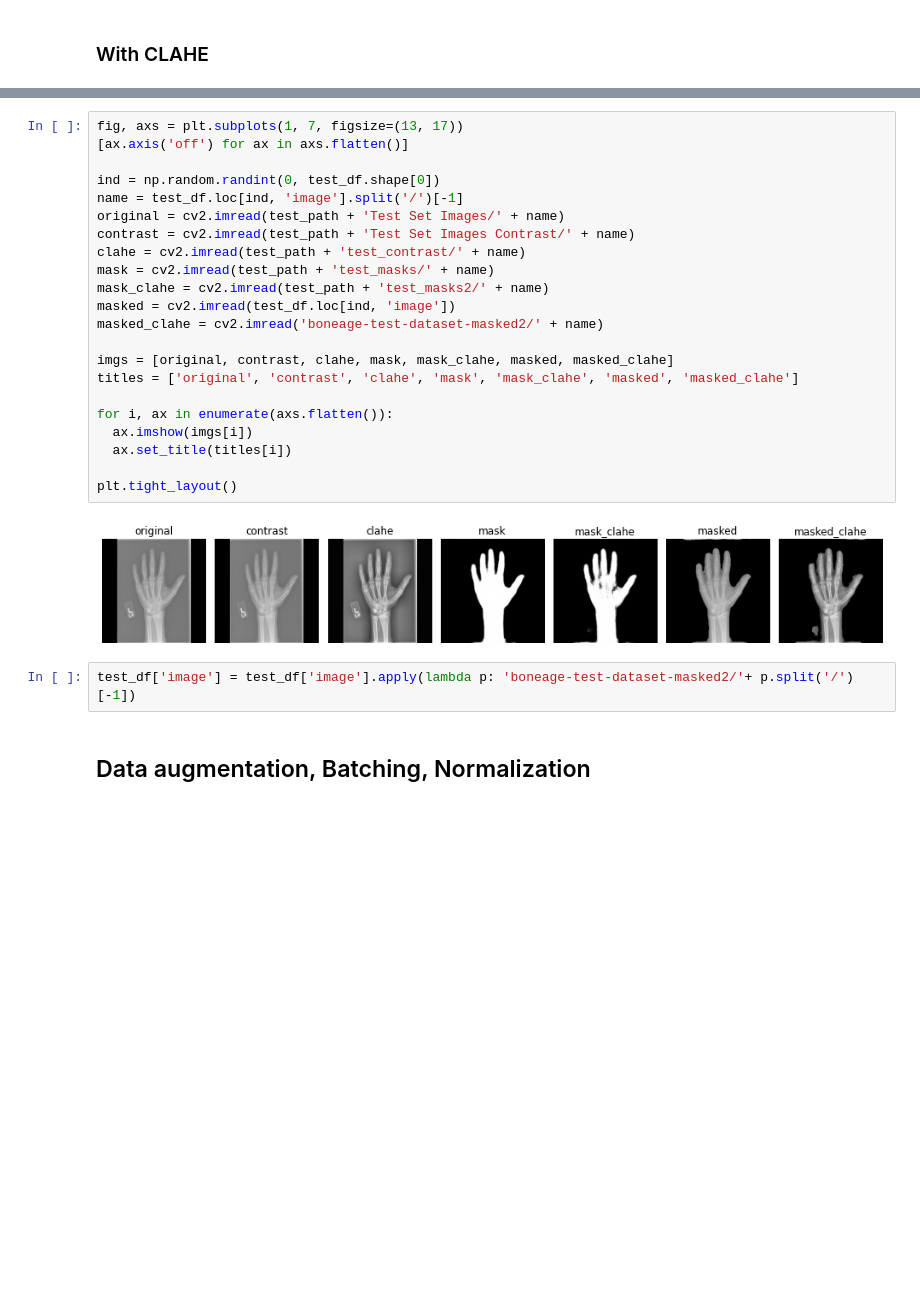
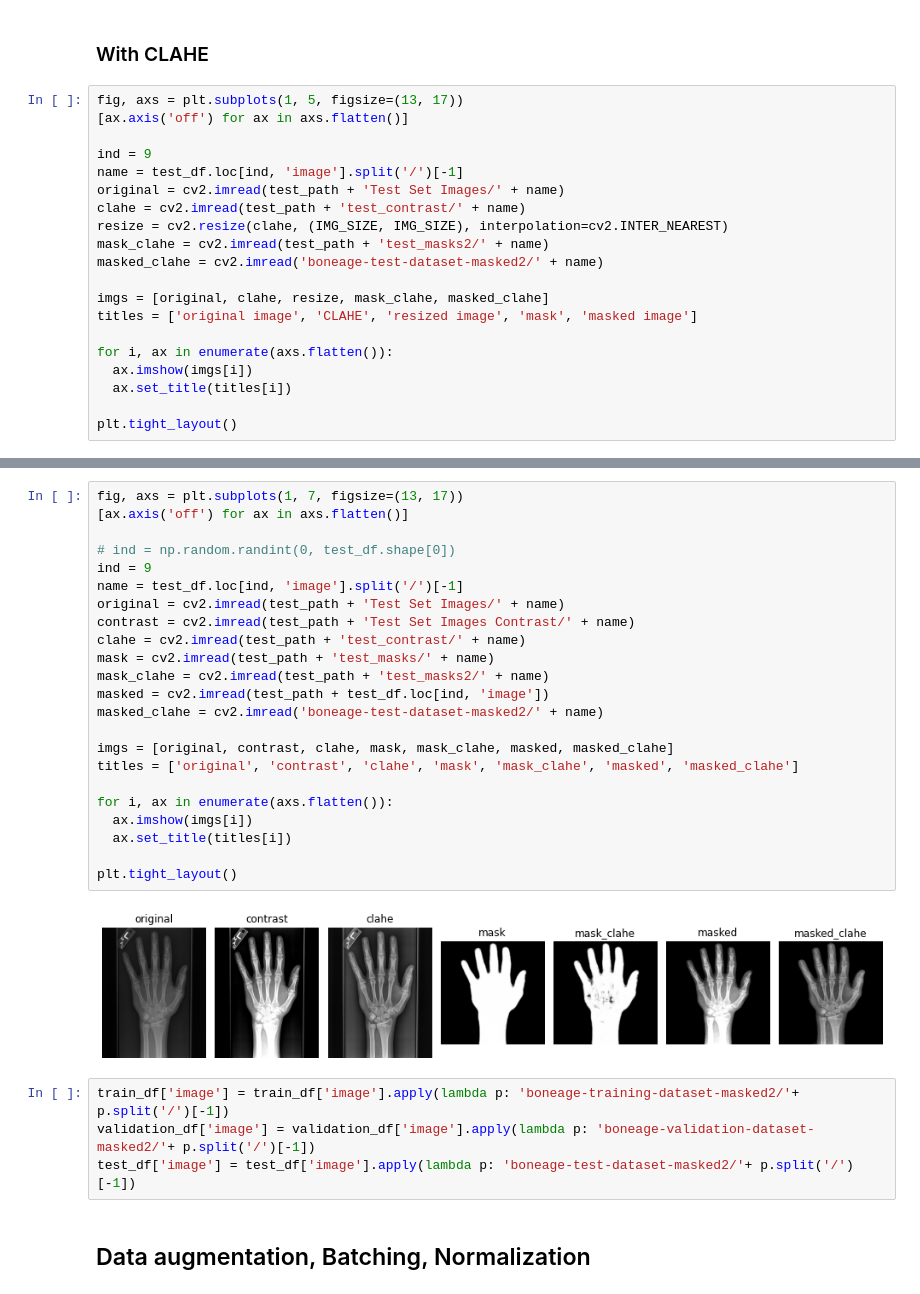
Before and after one commit to tommilotta/BoneAgePrediction, a Jupyter notebook: regression_model.ipynb, the cells around one changed output, grey strips where cells are left out. Saved outputs shown, nothing was run; the diff lists cells and outputs as text; blank space fills up the shorter version.

```diff
--- a/regression_model.ipynb
+++ b/regression_model.ipynb
@@ -220,2 +195,22 @@ Visualize mask results
 # %% [markdown]
 ### With CLAHE
+# %%
+fig, axs = plt.subplots(1, 5, figsize=(13, 17))
+[ax.axis('off') for ax in axs.flatten()]
+
+ind = 9
+name = test_df.loc[ind, 'image'].split('/')[-1]
+original = cv2.imread(test_path + 'Test Set Images/' + name)
+clahe = cv2.imread(test_path + 'test_contrast/' + name)
+resize = cv2.resize(clahe, (IMG_SIZE, IMG_SIZE), interpolation=cv2.INTER_NEAREST)
+mask_clahe = cv2.imread(test_path + 'test_masks2/' + name)
+masked_clahe = cv2.imread('boneage-test-dataset-masked2/' + name)
+
+imgs = [original, clahe, resize, mask_clahe, masked_clahe]
+titles = ['original image', 'CLAHE', 'resized image', 'mask', 'masked image']
+
+for i, ax in enumerate(axs.flatten()):
+  ax.imshow(imgs[i])
+  ax.set_title(titles[i])
+
+plt.tight_layout()
@@ -222,28 +219,31 @@ Visualize mask results
 # %%
 fig, axs = plt.subplots(1, 7, figsize=(13, 17))
 [ax.axis('off') for ax in axs.flatten()]
 
-ind = np.random.randint(0, test_df.shape[0])
+# ind = np.random.randint(0, test_df.shape[0])
+ind = 9
 name = test_df.loc[ind, 'image'].split('/')[-1]
 original = cv2.imread(test_path + 'Test Set Images/' + name)
 contrast = cv2.imread(test_path + 'Test Set Images Contrast/' + name)
 clahe = cv2.imread(test_path + 'test_contrast/' + name)
 mask = cv2.imread(test_path + 'test_masks/' + name)
 mask_clahe = cv2.imread(test_path + 'test_masks2/' + name)
-masked = cv2.imread(test_df.loc[ind, 'image'])
+masked = cv2.imread(test_path + test_df.loc[ind, 'image'])
 masked_clahe = cv2.imread('boneage-test-dataset-masked2/' + name)
 
 imgs = [original, contrast, clahe, mask, mask_clahe, masked, masked_clahe]
 titles = ['original', 'contrast', 'clahe', 'mask', 'mask_clahe', 'masked', 'masked_clahe']
 
 for i, ax in enumerate(axs.flatten()):
   ax.imshow(imgs[i])
   ax.set_title(titles[i])
 
 plt.tight_layout()
 # %% [output]
-[figure, old version]
+[figure, new version]
 # %%
+train_df['image'] = train_df['image'].apply(lambda p: 'boneage-training-dataset-masked2/'+ p.split('/')[-1])
+validation_df['image'] = validation_df['image'].apply(lambda p: 'boneage-validation-dataset-masked2/'+ p.split('/')[-1])
 test_df['image'] = test_df['image'].apply(lambda p: 'boneage-test-dataset-masked2/'+ p.split('/')[-1])
 # %% [markdown]
 ## Data augmentation, Batching, Normalization
```
Also changed, not shown: parts of 104 cells of this notebook.
